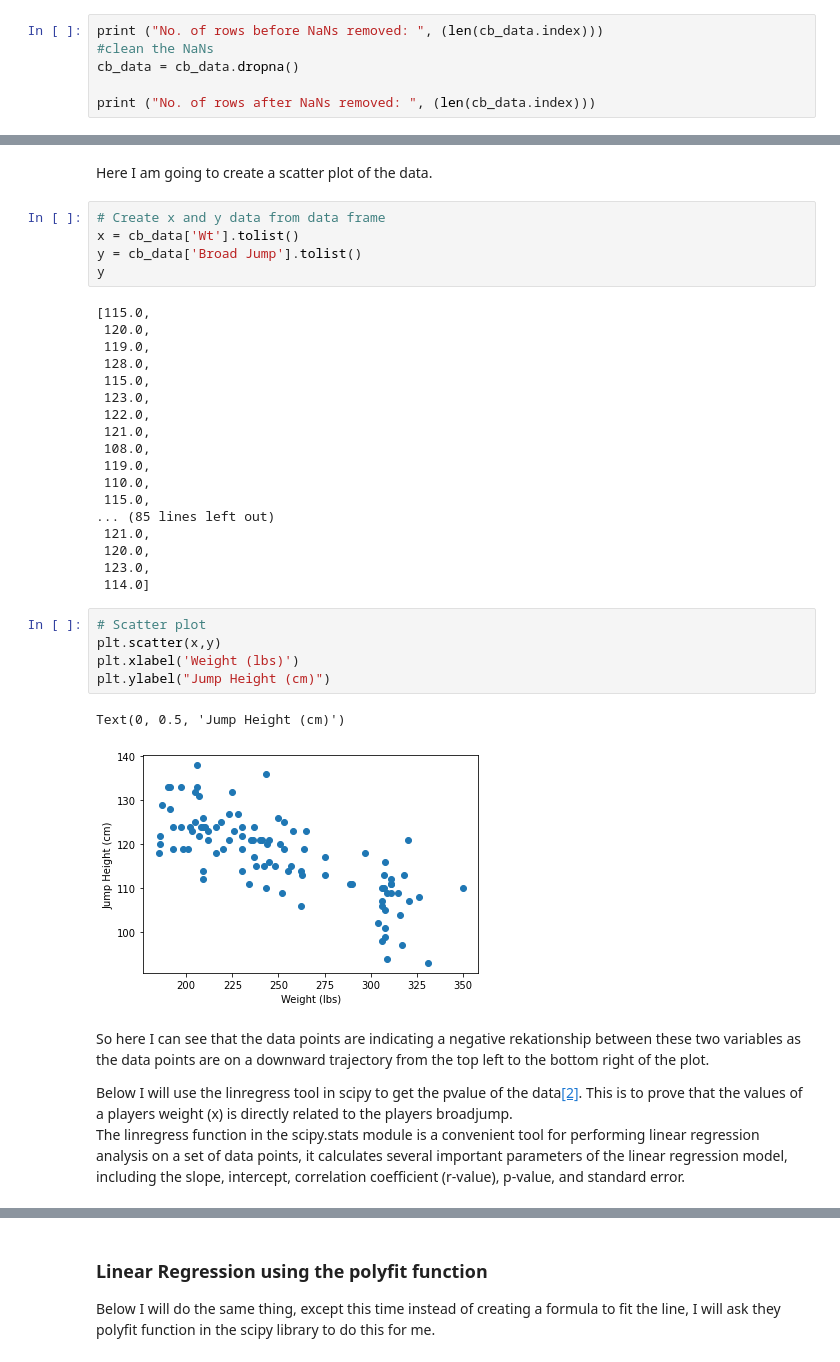
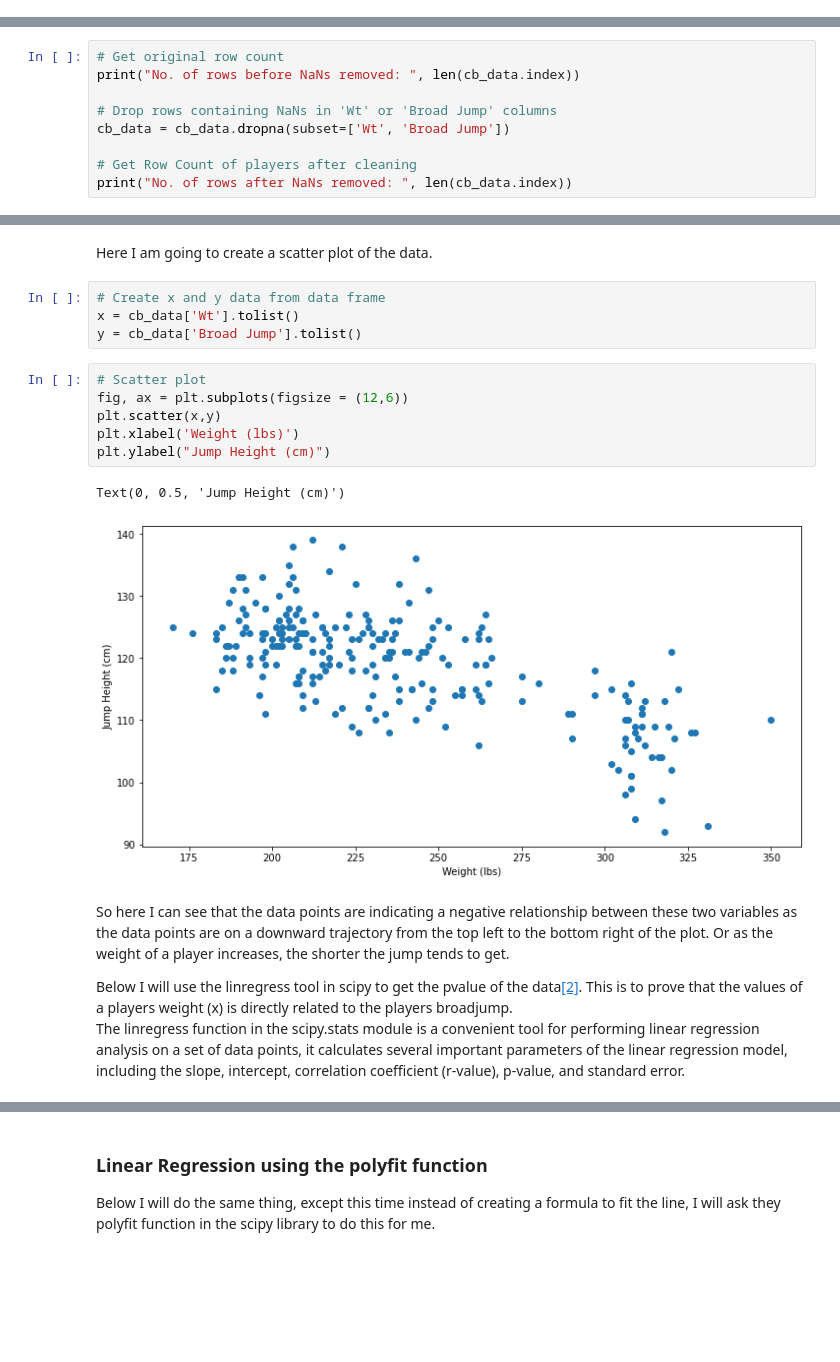
Before and after one commit to Lynch08/Machine_Learning_And_Statistics_2023, a Jupyter notebook: NFL_combine.ipynb, the cells around one changed output, grey strips where cells are left out. Cells and saved outputs as stored; diff of their text form; blank space fills up the shorter version.

Commit message:
Finish NFL broad-jump analysis

```diff
--- a/NFL_combine.ipynb
+++ b/NFL_combine.ipynb
@@ -31,6 +34,0 @@ First thing I notice in the data is that some of the players have not taken part
-# %%
-print ("No. of rows before NaNs removed: ", (len(cb_data.index)))
-#clean the NaNs
-cb_data = cb_data.dropna()
-
-print ("No. of rows after NaNs removed: ", (len(cb_data.index)))
@@ -39,0 +35,9 @@ No. of rows after NaNs removed:  101
+# %%
+# Get original row count
+print("No. of rows before NaNs removed: ", len(cb_data.index))
+
+# Drop rows containing NaNs in 'Wt' or 'Broad Jump' columns
+cb_data = cb_data.dropna(subset=['Wt', 'Broad Jump'])
+
+# Get Row Count of players after cleaning
+print("No. of rows after NaNs removed: ", len(cb_data.index))
@@ -56,35 +73,17 @@ Here I am going to create a scatter plot of the data.
 # Create x and y data from data frame
 x = cb_data['Wt'].tolist()
 y = cb_data['Broad Jump'].tolist()
-y
-# %% [output]
-[115.0,
- 120.0,
- 119.0,
- 128.0,
- 115.0,
- 123.0,
- 122.0,
- 121.0,
- 108.0,
- 119.0,
- 110.0,
- 115.0,
-... (85 lines left out)
- 121.0,
- 120.0,
- 123.0,
- 114.0]
 # %%
 # Scatter plot
+fig, ax = plt.subplots(figsize = (12,6))
 plt.scatter(x,y)
 plt.xlabel('Weight (lbs)')
 plt.ylabel("Jump Height (cm)")
 # %% [output]
 Text(0, 0.5, 'Jump Height (cm)')
-[figure, old version]
+[figure, new version]
 # %% [markdown]
-So here I can see that the data points are indicating a negative rekationship between these two variables as the data points are on a downward trajectory from the top left to the bottom right of the plot.
+So here I can see that the data points are indicating a negative relationship between these two variables as the data points are on a downward trajectory from the top left to the bottom right of the plot. Or as the weight of a player increases, the shorter the jump tends to get.
 
 Below I will use the linregress tool in scipy to get the pvalue of the data[[2]]('https://docs.scipy.org/doc/scipy/reference/generated/scipy.stats.linregress.html'). This is to prove that the values of a players weight (x) is directly related to the players broadjump.
 The linregress function in the scipy.stats module is a convenient tool for performing linear regression analysis on a set of data points, it calculates several important parameters of the linear regression model, including the slope, intercept, correlation coefficient (r-value), p-value, and standard error.
```
Also changed, not shown: parts of 17 cells of this notebook.
